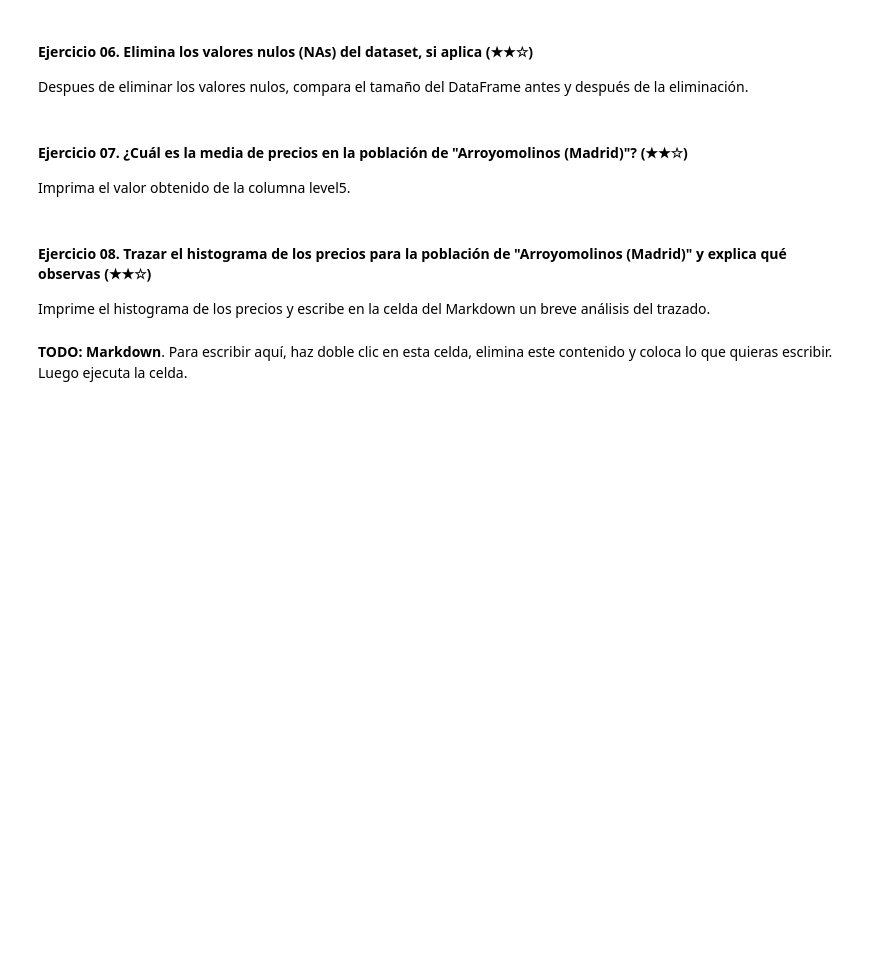
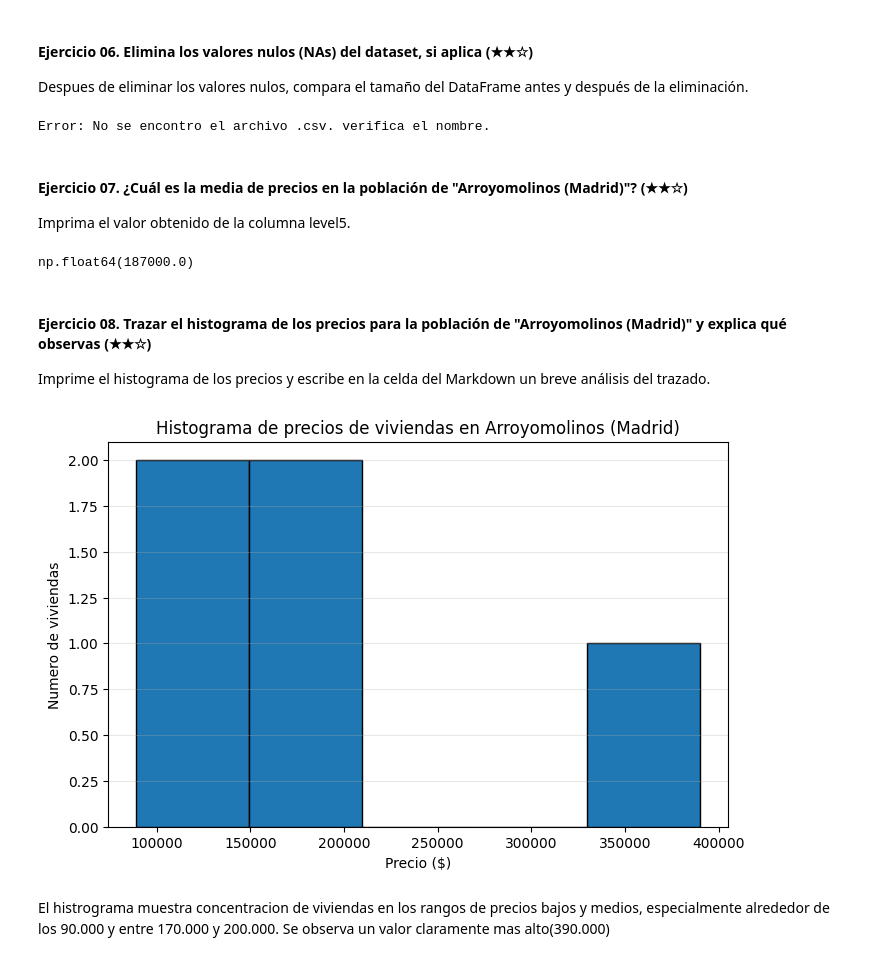
Before and after one commit to 4GeeksAcademy/dany-ballestero-data-clean-up-pandas-for-beginners-project, a Jupyter notebook: project.es.ipynb, the cells around one changed output. Drawn from its saved outputs; the diff is of its cells as text; code cells hidden in the pictures; blank space fills up the shorter version.

```diff
--- a/project.es.ipynb
+++ b/project.es.ipynb
@@ -158,19 +265,60 @@ Imprima un booleano (`True` o `False`) para verificar si hay valores nulos segui
 Despues de eliminar los valores nulos, compara el tamaño del DataFrame antes y después de la eliminación.
 # %%
 # TODO
+import pandas as pd
+
+try:
+    ds = pd.read_csv('fotocasa.csv')
+    print("Dataset cargado con exito.")
+except FileNotFoundError:
+    print("Error: No se encontro el archivo .csv. verifica el nombre.")
+
+if 'ds' in locals():
+    ds = ds.dropna(subset=['price', 'level5'])
+    print("nulos eliminados.")
+# %% [output]
+Error: No se encontro el archivo .csv. verifica el nombre.
 # %% [markdown]
 #### Ejercicio 07. ¿Cuál es la media de precios en la población de "Arroyomolinos (Madrid)"? (★★☆)
 
 Imprima el valor obtenido de la columna level5.
 # %%
 # TODO
+import pandas as pad
+
+data = {
+    "price": [195000,89000,390000,89000,172000]
+}
+df = pd.DataFrame(data)
+
+media_precios = df["price"].mean()
+
+media_precios
+# %% [output]
+np.float64(187000.0)
 # %% [markdown]
 #### Ejercicio 08. Trazar el histograma de los precios para la población de "Arroyomolinos (Madrid)" y explica qué observas (★★☆)
 
 Imprime el histograma de los precios y escribe en la celda del Markdown un breve análisis del trazado.
 # %%
+import pandas as pd
+
 import matplotlib.pyplot as plt
 
-# Trazar el histograma de precios
+data = {
+    "price": [195000,89000,390000,89000,172000]
+}
+df= pd.DataFrame(data)
+
+plt.figure(figsize=(8, 5))
+plt.hist(df["price"],bins=5, edgecolor= "black")
+plt.xlabel("Precio ($)")
+plt.ylabel("Numero de viviendas")
+plt.title("Histograma de precios de viviendas en Arroyomolinos (Madrid)")
+plt.grid(axis="y", alpha=0.3)
+
+plt.show()
+# %% [output]
+[figure, added]
 # %% [markdown]
-**TODO: Markdown**. Para escribir aquí, haz doble clic en esta celda, elimina este contenido y coloca lo que quieras escribir. Luego ejecuta la celda.
+El histrograma muestra concentracion de viviendas en  los rangos de precios bajos y medios, especialmente alrededor de los 90.000 y entre 170.000 y 200.000. Se observa un valor claramente mas alto(390.000)
```
Also changed, not shown: parts of 8 cells of this notebook.
